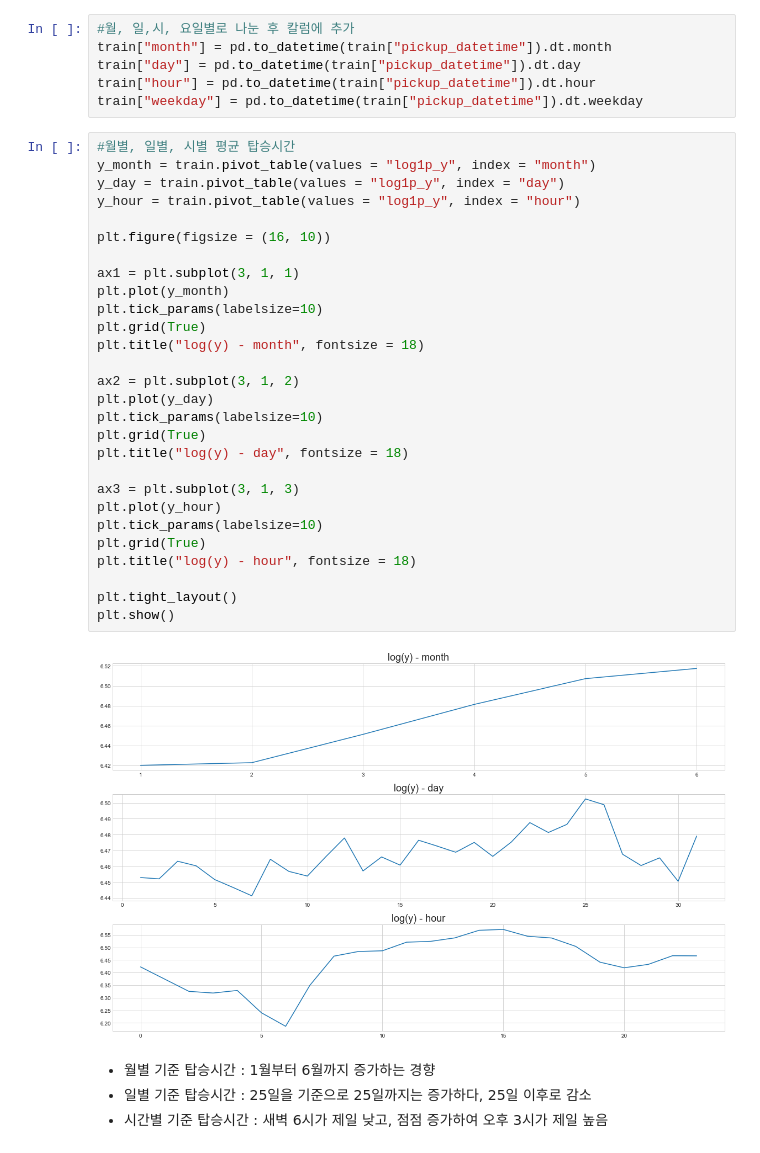
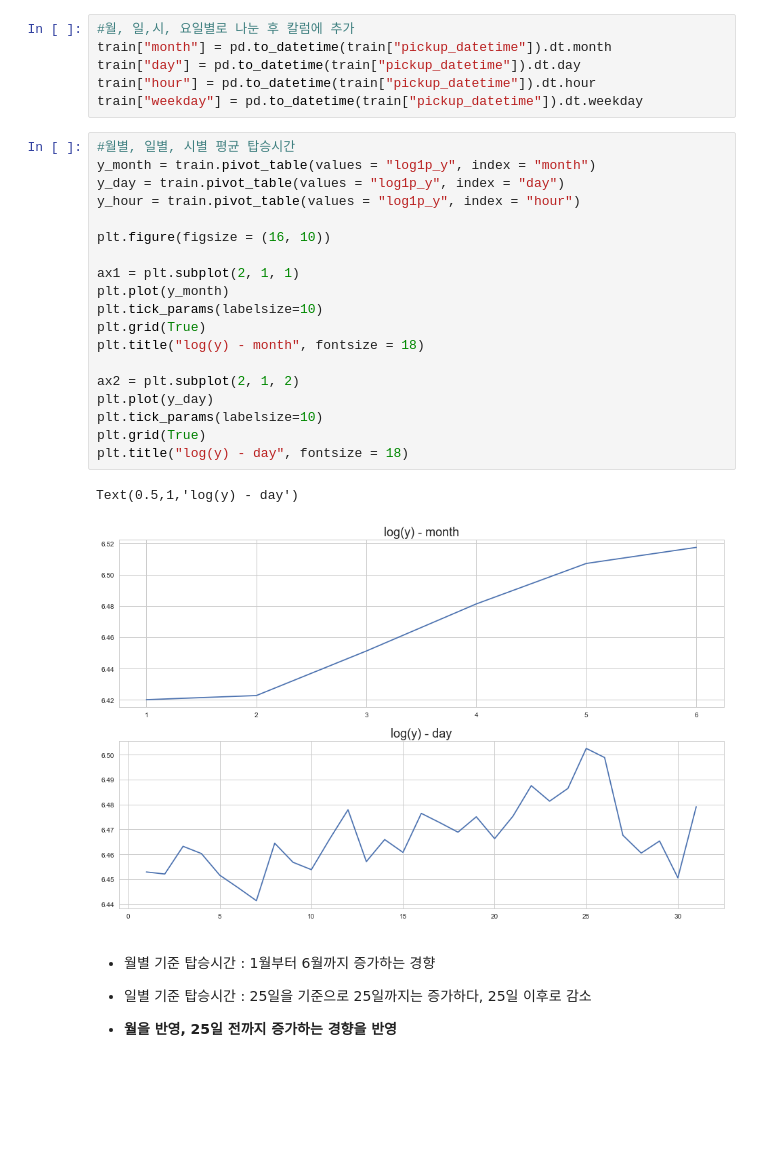
Before and after one commit to KANG91/dss-project-taxi, a Jupyter notebook: Kang/after_project_EDA.ipynb, the cells around one changed output. Drawn from its saved outputs; the diff is of its cells as text; blank space fills up the shorter version.

Commit message:
EDA until hour

```diff
--- a/Kang/after_project_EDA.ipynb
+++ b/Kang/after_project_EDA.ipynb
@@ -169,36 +167,30 @@ train["weekday"] = pd.to_datetime(train["pickup_datetime"]).dt.weekday
 # %%
 #월별, 일별, 시별 평균 탑승시간
 y_month = train.pivot_table(values = "log1p_y", index = "month")
 y_day = train.pivot_table(values = "log1p_y", index = "day")
 y_hour = train.pivot_table(values = "log1p_y", index = "hour")
 
 plt.figure(figsize = (16, 10))
 
-ax1 = plt.subplot(3, 1, 1)
+ax1 = plt.subplot(2, 1, 1)
 plt.plot(y_month)
 plt.tick_params(labelsize=10)
 plt.grid(True)
 plt.title("log(y) - month", fontsize = 18)
 
-ax2 = plt.subplot(3, 1, 2)
+ax2 = plt.subplot(2, 1, 2)
 plt.plot(y_day)
 plt.tick_params(labelsize=10)
 plt.grid(True)
 plt.title("log(y) - day", fontsize = 18)
-
-ax3 = plt.subplot(3, 1, 3)
-plt.plot(y_hour)
-plt.tick_params(labelsize=10)
-plt.grid(True)
-plt.title("log(y) - hour", fontsize = 18)
-
-plt.tight_layout()
-plt.show()
 # %% [output]
+Text(0.5,1,'log(y) - day')
-[figure, old version]
+[figure, new version]
 # %% [markdown]
  - 월별 기준 탑승시간 : 1월부터 6월까지 증가하는 경향
  - 일별 기준 탑승시간 : 25일을 기준으로 25일까지는 증가하다, 25일 이후로 감소
- - 시간별 기준 탑승시간 : 새벽 6시가 제일 낮고, 점점 증가하여 오후 3시가 제일 높음
+
+
+ - **월을 반영, 25일 전까지 증가하는 경향을 반영**
 # %%
 #요일별 탑승시간
```
Also changed, not shown: parts of 4 cells of this notebook.
